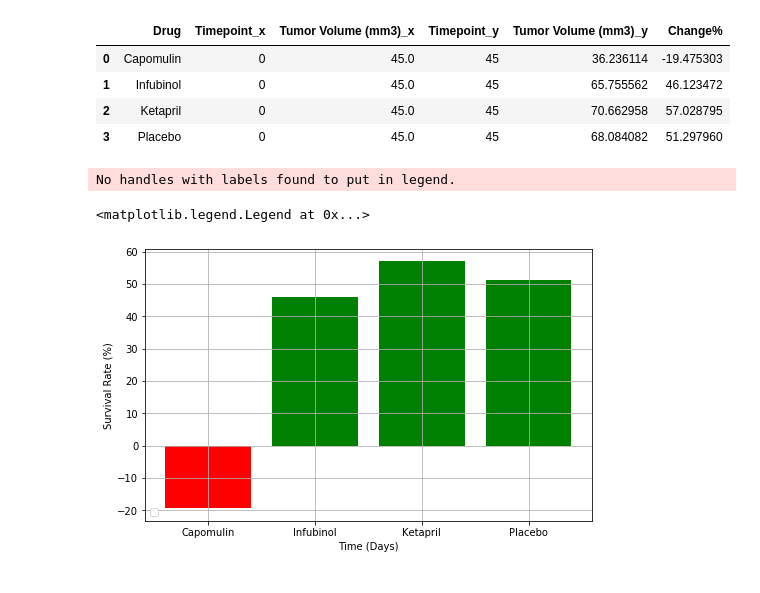
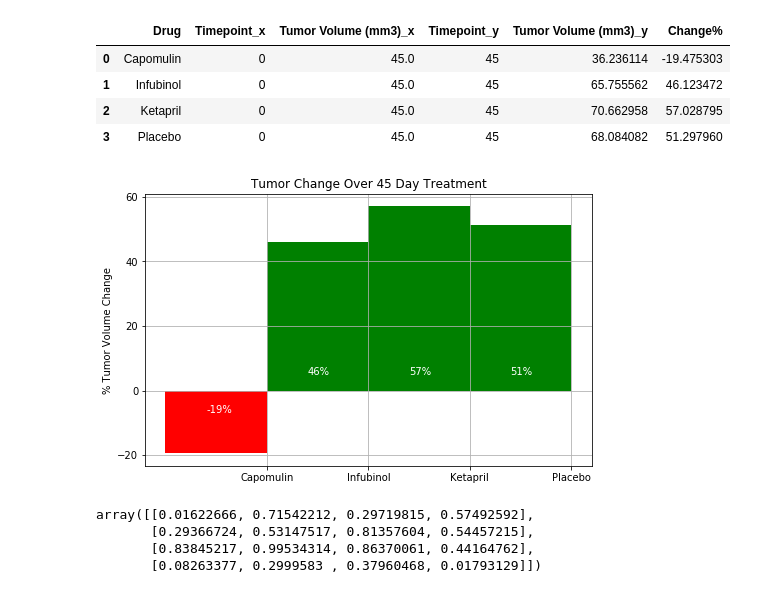
Before and after one commit to magogate/matplotlib-challenge, a Jupyter notebook: Pymaceuticals/pymaceuticals_starter.ipynb, the cells around one changed output. Cells and saved outputs as stored; diff of their text form; code cells hidden in the pictures.

```diff
--- a/Pymaceuticals/pymaceuticals_starter.ipynb
+++ b/Pymaceuticals/pymaceuticals_starter.ipynb
@@ -287,16 +309,30 @@ df_main_data
 | 1 | Infubinol | 0 | 45.0 | 45 | 65.755562 | 46.123472 |
 | 2 | Ketapril | 0 | 45.0 | 45 | 70.662958 | 57.028795 |
 | 3 | Placebo | 0 | 45.0 | 45 | 68.084082 | 51.297960 |
-# %%
-plt.figure(figsize=(8,5))
-
-plt.bar(df_main_data["Drug"], df_main_data["Change%"], color=np.where(df_main_data["Change%"]>0, 'g', 'r'), align="center")
-
-plt.grid()
-plt.xlabel("Time (Days)")
-plt.ylabel("Survival Rate (%)")
-plt.legend(loc="lower left")
-# %% [output]
-No handles with labels found to put in legend.
-<matplotlib.legend.Legend at 0x...>
-[figure, removed]
+# %%
+plt.figure(figsize=(8,5))
+
+barElements = plt.bar(df_main_data["Drug"], df_main_data["Change%"],
+        color=np.where(df_main_data["Change%"]>0, 'g', 'r'), align="edge", width=1)
+locs, labels = plt.xticks()
+plt.xticks(np.arange(1, 5, step=1), ("Capomulin", "Infubinol", "Ketapril", "Placebo"))
+plt.yticks(np.arange(-20, 79, step=20))
+plt.rcParams['text.color'] = 'white'
+for elem in barElements:
+     x, y = (elem.xy)
+     y = y-9.5 if elem.get_height() < 0 else y+2.5
+     plt.text(x+0.4, y+2.5, str(int(round(elem.get_height())))+"%")
+plt.grid()
+plt.ylabel("% Tumor Volume Change")
+plt.title("Tumor Change Over 45 Day Treatment")
+plt.savefig('D:/MyWork/GeorgiaTech/ClassesWork/5_HomeWork-Matplotlib/TumorChangeOver45DayTreatment.png')
+# %% [output]
+[figure, added]
+# %%
+data = np.random.random((4, 4))
+data
+# %% [output]
+array([[0.01622666, 0.71542212, 0.29719815, 0.57492592],
+       [0.29366724, 0.53147517, 0.81357604, 0.54457215],
+       [0.83845217, 0.99534314, 0.86370061, 0.44164762],
+       [0.08263377, 0.2999583 , 0.37960468, 0.01793129]])
```
Also changed, not shown: parts of 4 cells of this notebook, 5 other files.
